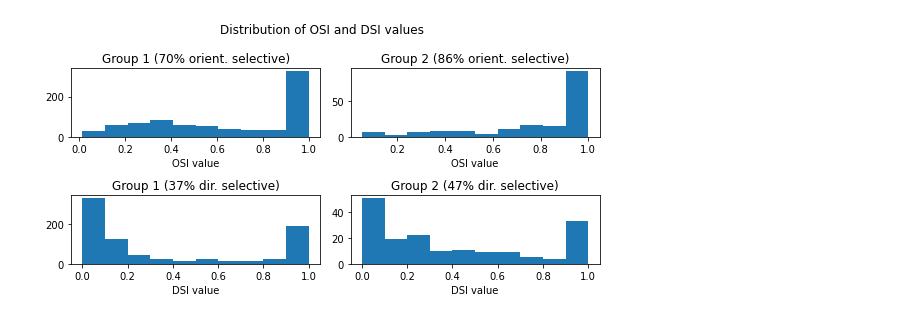
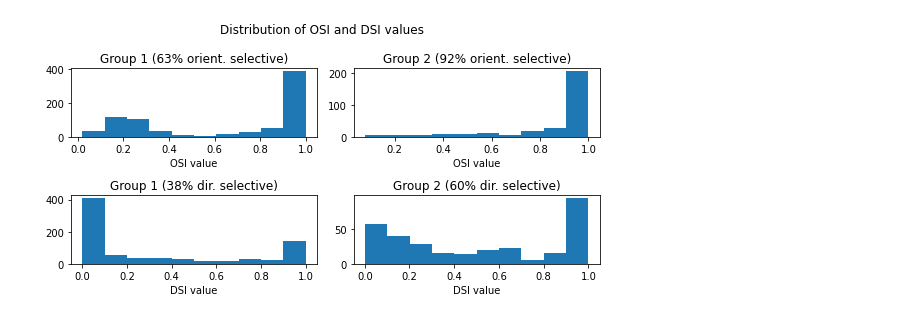
Before and after one commit to sebbkw/rnn, a Jupyter notebook: analyse_network.ipynb, the cells around one changed output. Cells and saved outputs as stored; diff of their text form; code cells hidden in the pictures.

```diff
--- a/analyse_network.ipynb
+++ b/analyse_network.ipynb
@@ -1,4 +3,5 @@
 # %%
+import math
 import numpy as np
 import pickle
 
@@ -13,7 +16,6 @@ import torch.optim as optim
 
 from matplotlib import pyplot as plt
 from mpl_toolkits.axes_grid1 import make_axes_locatable
-from mpl_toolkits.mplot3d import Axes3D
 from matplotlib import animation, rc
 
 from IPython.display import HTML
@@ -31,10 +33,15 @@ MODE = 'hierarchical'
 T_STEPS = 45
 
 PATHS = [
+    # 15px
     'hierarchical-233450examples-15framesize-45tsteps-4warmup-2000epochs-1600units-0.0001lr-0.25gradclip-1e-06L1/0.5beta',
-    'hierarchical-290290examples-20framesize-45tsteps-4warmup-2000epochs-1600units-0.0001lr-0.25gradclip-1e-6.25L1/0.2beta'
+    # 20px
+    'hierarchical-290290examples-20framesize-45tsteps-4warmup-2000epochs-1600units-0.0001lr-0.25gradclip-1e-6.25L1/0.2beta',
+    'hierarchical-290290examples-20framesize-45tsteps-4warmup-2000epochs-1600units-0.0001lr-0.25gradclip-1e-6.25L1/0.5beta',
+    # 20px, 4000 epochs
+    'model-hierarchical-290290examples-20framesize-45tsteps-4warmup-4000epochs-1600units-0.0001lr-0.25gradclip-1e-6.25L1/0.2beta'
 ]
-PATH = PATHS[1]
+PATH = PATHS[3]
 
 # Set device to use on network
 DEVICE = torch.device('cuda' if torch.cuda.is_available() else 'cpu')
@@ -197,8 +180,6 @@ DSI_THRESH = 0.3
 
 MEAN_RESPONSE_OFFSET = 5
 CURVE_FIT_OFFSET = 5
-
-GRATING_AMPLITUDE = 3
 
 SPATIAL_FREQUENCIES = np.arange(1/FRAME_SIZE, 0.5, 1/FRAME_SIZE) # Cycles / pixel
 ORIENTATIONS = np.arange(0, 360, 5) # Degrees
@@ -259,12 +240,12 @@ def get_f_value (activity):
     else:
         return False, False
 
-def generate_gratings (spatial_freq, orient, temporal_freq):
+def generate_gratings (spatial_freq, orient, temporal_freq, grating_amplitude=0.5, frames=30):
     # Convert to measure relative to frame size
     spatial_freq = spatial_freq*FRAME_SIZE
 
     gratings = []
-    for i in range(WARMUP+T_STEPS+1):
+    for i in range(frames):
         extended_val = 4 # For a full field grating, make it 4 times larger than
                          # the frame so it can be cropped when rotated and still be full-field
         extended_size = FRAME_SIZE*extended_val
@@ -275,7 +256,7 @@ def generate_gratings (spatial_freq, orient, temporal_freq):
         phase = 2*np.pi*i*temporal_freq # Shift  by a fraction of how many cycles per time step
 
         x_range = np.linspace(0, 2*np.pi, num=extended_size)
-        y = np.sin(x_range*spatial_freq*extended_val + phase)*GRATING_AMPLITUDE
+        y = np.sin(x_range*spatial_freq*extended_val + phase)*grating_amplitude
 
         grating = np.repeat(y, extended_size, axis=0).reshape((extended_size, extended_size))
         grating = ndimage.rotate(grating, -orient, reshape=False) # -orient to correct for 'default' counterclockwise rotation
@@ -328,6 +309,7 @@ def get_direction_orientation_selectivity (tuning_curve):
 # { "unit_idx", "tuning_curve", "sf", "orientation", "preferred_response", "f" }
 def get_physiology_data (averaged_hidden_units):
     hidden_unit_rfs, hidden_unit_idxs = averaged_hidden_units
+
     physiology_data = []
 
     # Dictionary structures containing mean response and complete response for
@@ -356,7 +338,7 @@ def get_physiology_data (averaged_hidden_units):
     for sf_idx, sf in enumerate(SPATIAL_FREQUENCIES):
         for deg_idx, deg in enumerate(ORIENTATIONS):
             for tf_idx, tf in enumerate(TEMPORAL_FREQUENCIES):
-                gratings = generate_gratings(sf, deg, tf)
+                gratings = generate_gratings(sf, deg, tf, grating_amplitude=3, frames=WARMUP+T_STEPS)
                 grating_responses = get_grating_responses(model, gratings, hidden_unit_idxs)
 
                 for unit_idx in hidden_unit_idxs:
@@ -773,32 +720,32 @@ DSIs_group1 = [u["DSI"] for u in physiology_data_group1]
 DSIs_group2 = [u["DSI"] for u in physiology_data_group2]
 
 # Calculate percent orientation selective
 percent_OSI_selective_group1 = round(len([osi for osi in OSIs_group1 if osi > OSI_THRESH]) / len(physiology_data_group1) * 100)
 percent_OSI_selective_group2 = round(len([osi for osi in OSIs_group2 if osi > OSI_THRESH]) / len(physiology_data_group2) * 100)
 
 # Calculate percent direction selective
 percent_DSI_selective_group1 = round(len([dsi for dsi in DSIs_group1 if dsi > DSI_THRESH]) / len(physiology_data_group1) * 100)
 percent_DSI_selective_group2 = round(len([dsi for dsi in DSIs_group2 if dsi > DSI_THRESH]) / len(physiology_data_group2) * 100)
 
 fig, axs = plt.subplots(nrows=2, ncols=2, figsize=plt.figaspect(1/2))
 
 bins = 10
 
 axs[0, 0].hist(OSIs_group1, bins=bins)
 axs[0, 0].set_title("Group 1 ({}% orient. selective)".format(percent_OSI_selective_group1))
 axs[0, 0].set_xlabel("OSI value")
 axs[0, 1].hist(OSIs_group2, bins=bins)
 axs[0, 1].set_title("Group 2 ({}% orient. selective)".format(percent_OSI_selective_group2))
 axs[0, 1].set_xlabel("OSI value")
 
 axs[1, 0].hist(DSIs_group1, bins=bins)
 axs[1, 0].set_title("Group 1 ({}% dir. selective)".format(percent_DSI_selective_group1))
 axs[1, 0].set_xlabel("DSI value")
 axs[1, 1].hist(DSIs_group2, bins=bins)
 axs[1, 1].set_title("Group 2 ({}% dir. selective)".format(percent_DSI_selective_group2))
 axs[1, 1].set_xlabel("DSI value")
 
-plt.suptitle("Distribution of OSI and DSI values".format(selectivity_key))
+plt.suptitle("Distribution of OSI and DSI values")
 plt.tight_layout()
 # %% [output]
-[figure, old version]
+[figure, new version]
```
Also changed, not shown: parts of 24 cells of this notebook.
